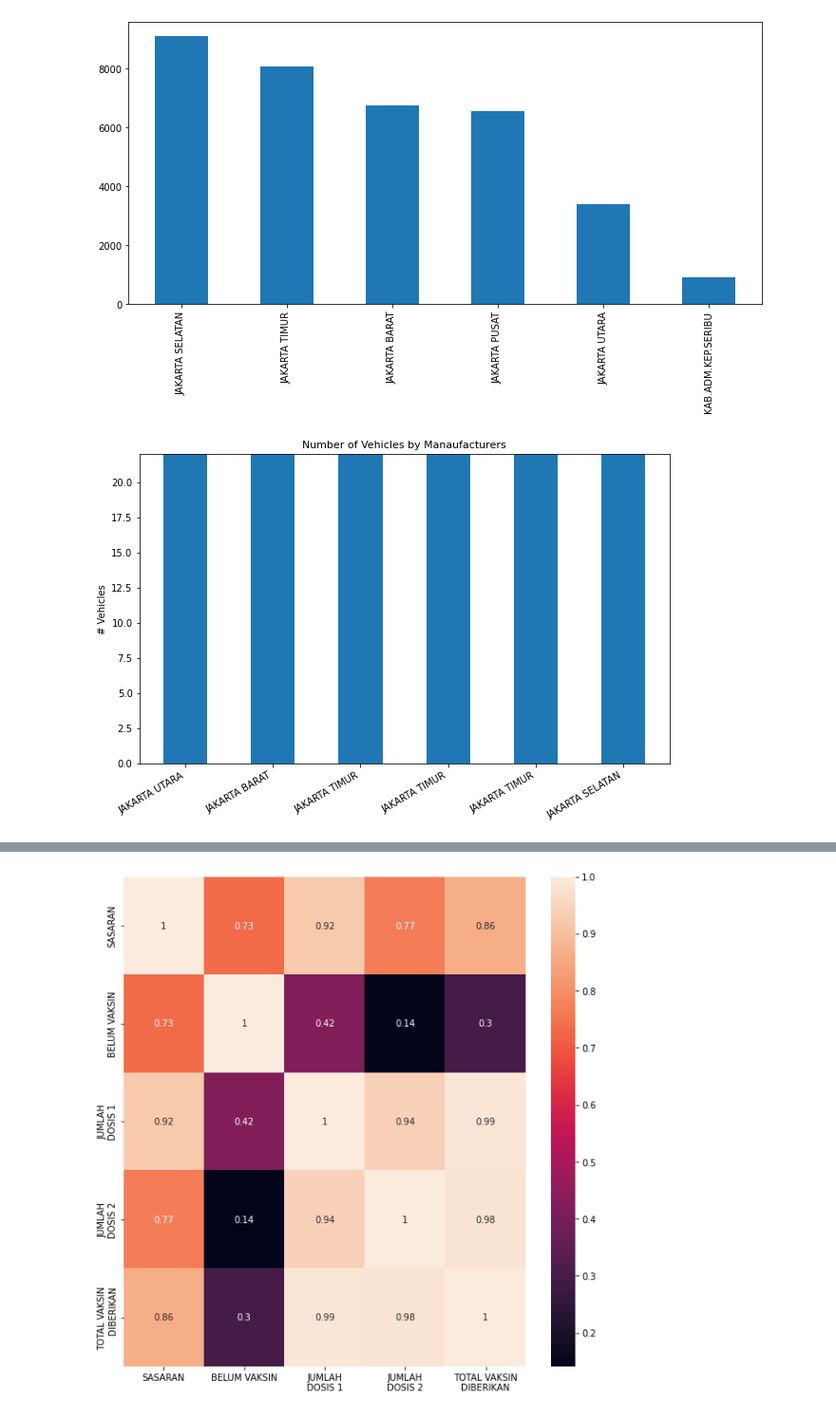
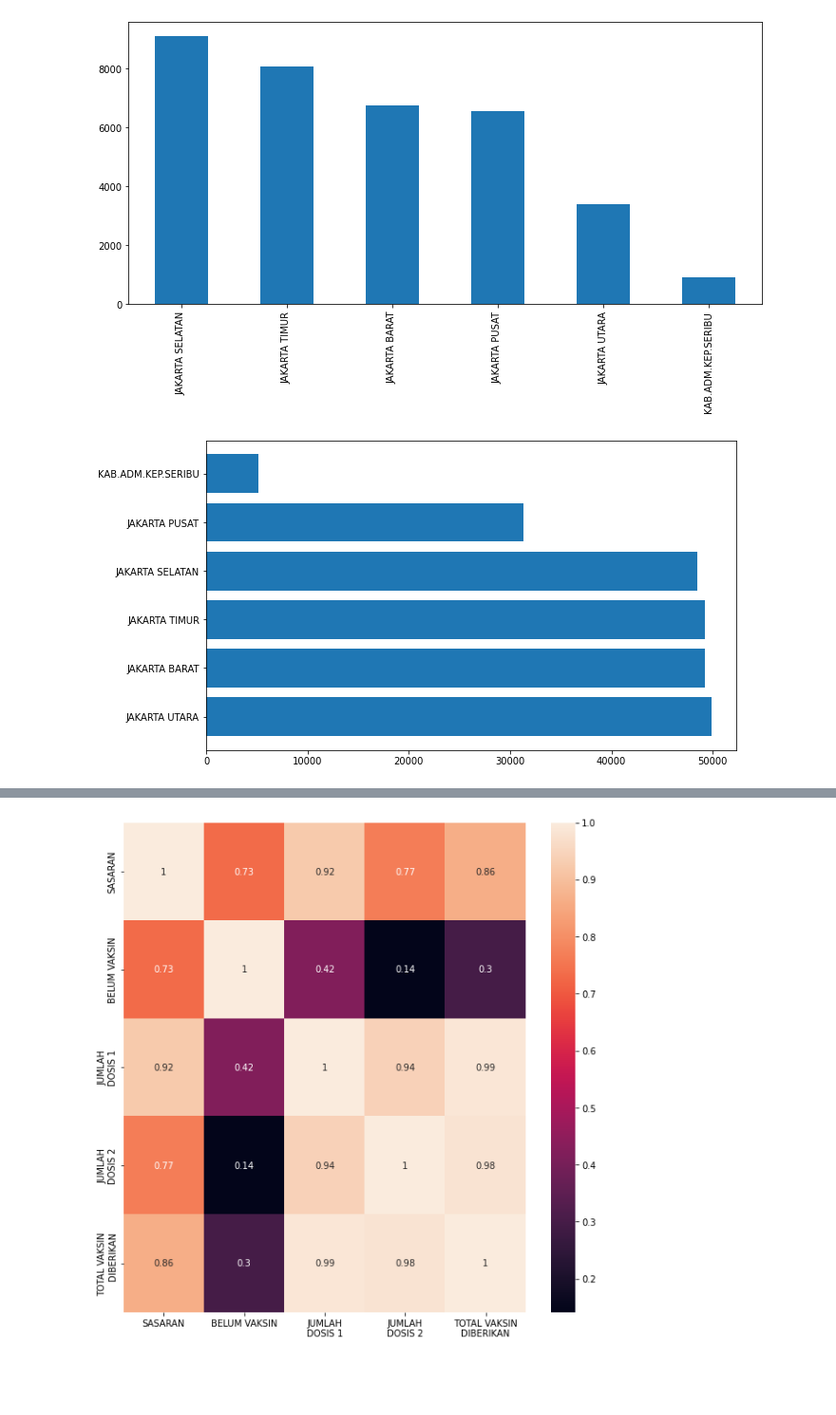
Before and after one commit to FerdyBerlianoP/Internship1, a Jupyter notebook: Untitled.ipynb, the cells around one changed output, grey strips where cells are left out. Shown at 95% size. Cells and saved outputs as stored; diff of their text form; code cells hidden in the pictures; blank space fills up the shorter version.

Commit message:
barh

```diff
--- a/Untitled.ipynb
+++ b/Untitled.ipynb
@@ -1288,17 +1294,12 @@ plt.yticks(fontsize=10)
 fig.tight_layout()
 # %% [output]
 [figure]
-# %%
-plt.figure(figsize=(10,6))
-plt.bar(dt['WILAYAH KOTA'], dt['JUMLAH\nDOSIS 1'], width=.5)
-
-plt.gca().set_xticklabels(dt['WILAYAH KOTA'], rotation=30, horizontalalignment= 'right')
-plt.title("Number of Vehicles by Manaufacturers", fontsize=11)
-plt.ylabel('# Vehicles')
-plt.ylim(0, 22)
-plt.show()
-# %% [output]
-[figure, removed]
+# %%
+fig=plt.figure(figsize=(10,6))
+plt.barh(dt['WILAYAH KOTA'],dt['JUMLAH\nDOSIS 1'])
+plt.show()
+# %% [output]
+[figure, added]
 # %%
 fig, ax = plt.subplots(nrows=1, ncols=1)
 fig.set_size_inches(10, 6)
```
Also changed, not shown: parts of 3 cells of this notebook.
